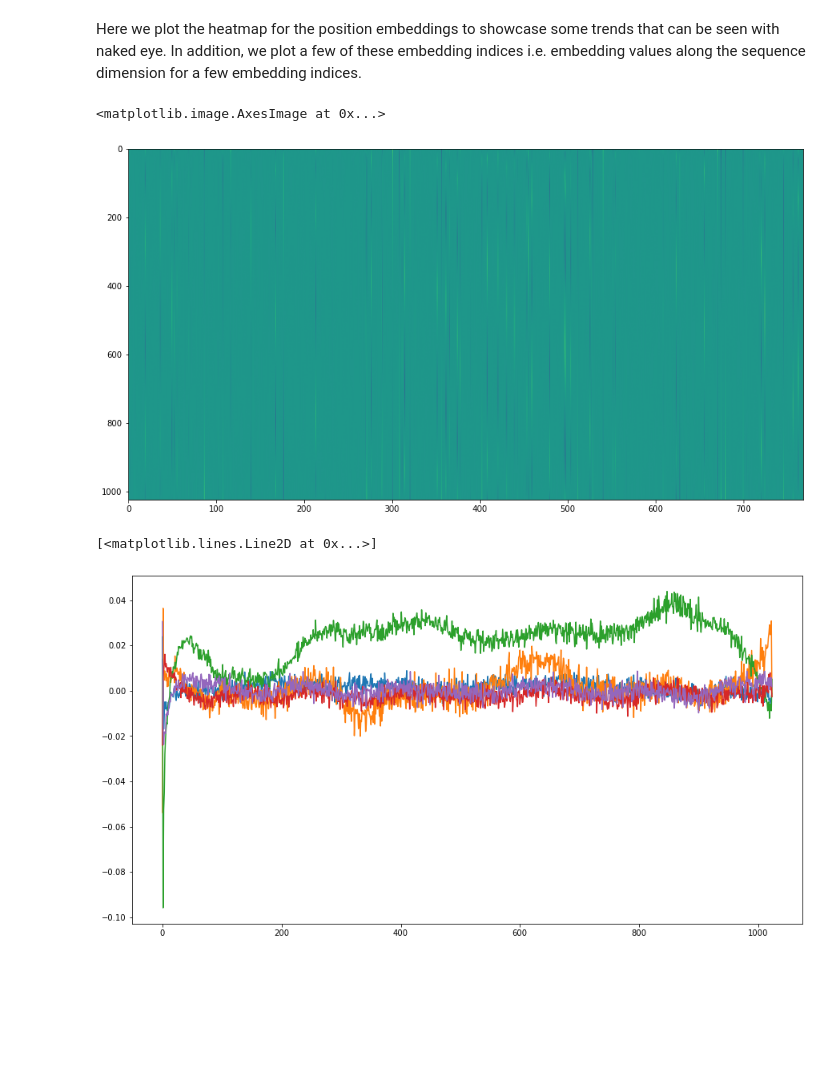
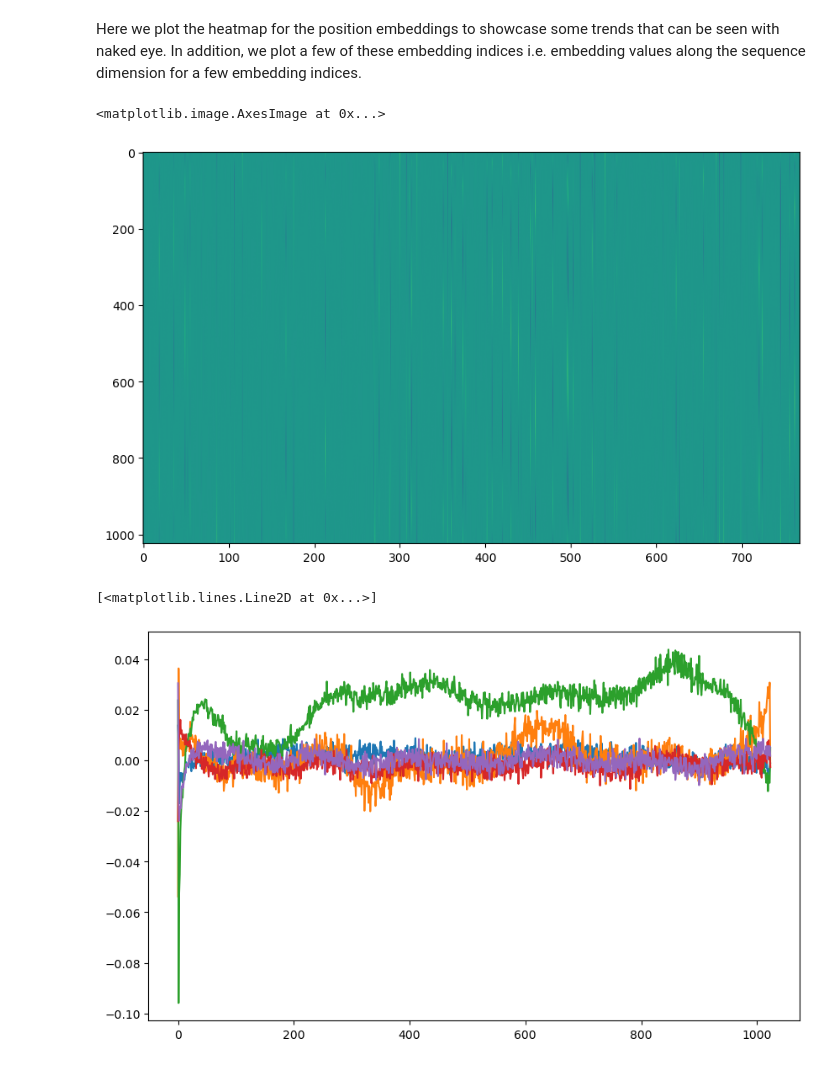
Before and after one commit to kapilsh/ml-projects, a Jupyter notebook: transformers/exploring-gpt2.ipynb, the cells around one changed output. Cells and saved outputs as stored; diff of their text form; code cells hidden in the pictures; blank space fills up the shorter version.

```diff
--- a/transformers/exploring-gpt2.ipynb
+++ b/transformers/exploring-gpt2.ipynb
@@ -8,7 +15,7 @@ from transformers import GPT2Tokenizer, GPT2Model, GPT
 Let's take the huggingface GPT2 transformers model for a spin.
 # %%
 tokenizer = GPT2Tokenizer.from_pretrained('gpt2')
-model = GPT2Model.from_pretrained('gpt2')
+model = GPT2LMHeadModel.from_pretrained('gpt2')
 text = "Replace me by any text you'd like."
 encoded_input = tokenizer(text, return_tensors='pt')
 print("=== encoded input ===")
@@ -75,5 +88,5 @@ Extract from GPT-2 paper that highlights the changes:
 # %%
-position_embeddings = model.wpe.weight
+position_embeddings = model.transformer.wpe.weight
 position_embeddings
 # %% [output]
 Parameter containing:
@@ -95,14 +108,14 @@ Here we plot the heatmap for the position embeddings to showcase some trends tha
 # %%
 import matplotlib.pyplot as plt
 %matplotlib inline
 
-plt.figure(figsize=(15, 8))
+plt.figure(figsize=(10, 6))
 plt.imshow(position_embeddings.detach().numpy(), aspect='auto')
 # %% [output]
 <matplotlib.image.AxesImage at 0x...>
-[figure, old version]
+[figure, new version]
 # %%
-plt.figure(figsize=(15, 8))
+plt.figure(figsize=(10, 6))
 plt.plot(position_embeddings.detach().numpy()[:, 100])
 plt.plot(position_embeddings.detach().numpy()[:, 200])
 plt.plot(position_embeddings.detach().numpy()[:, 250])
@@ -110,4 +123,4 @@ plt.plot(position_embeddings.detach().numpy()[:, 400])
 plt.plot(position_embeddings.detach().numpy()[:, 500])
 # %% [output]
 [<matplotlib.lines.Line2D at 0x...>]
-[figure, old version]
+[figure, new version]
```
Also changed, not shown: parts of 22 cells of this notebook, 1 other file.
